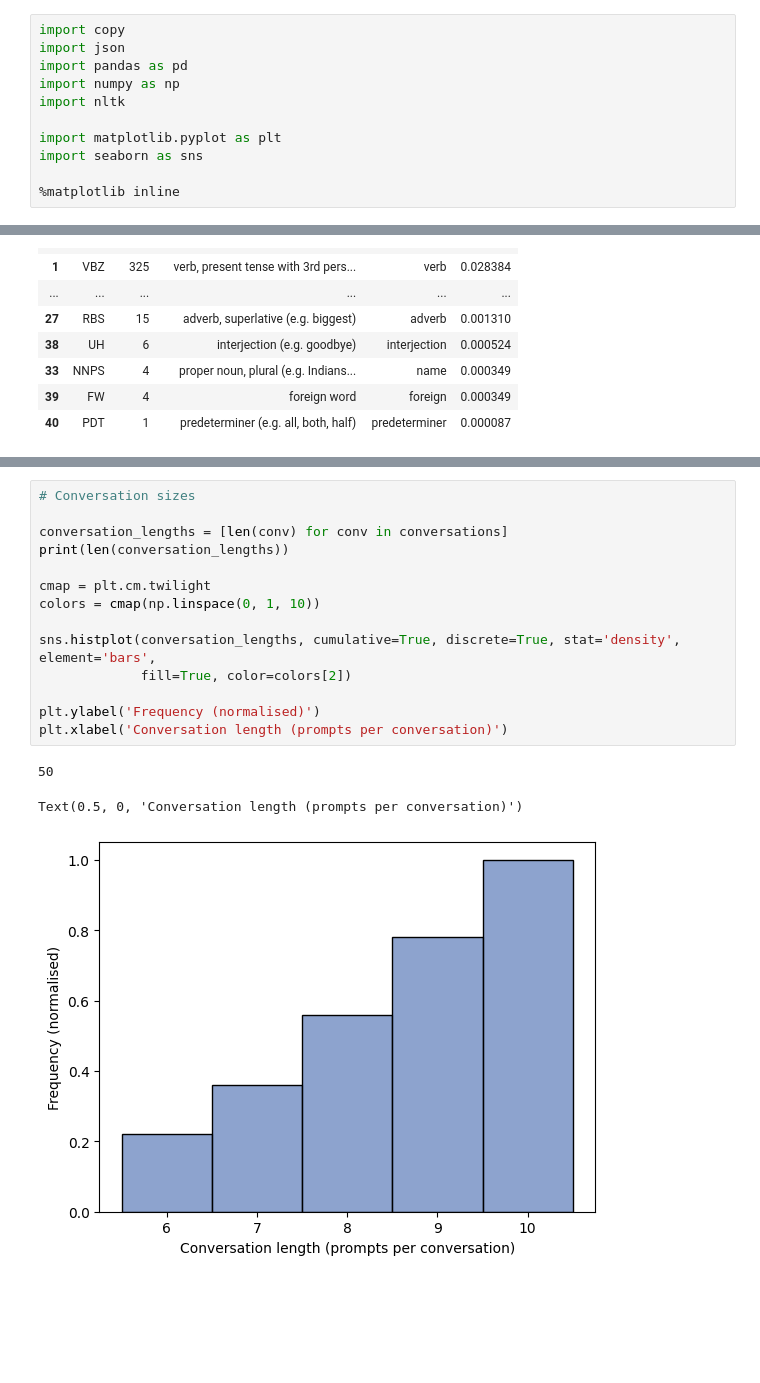
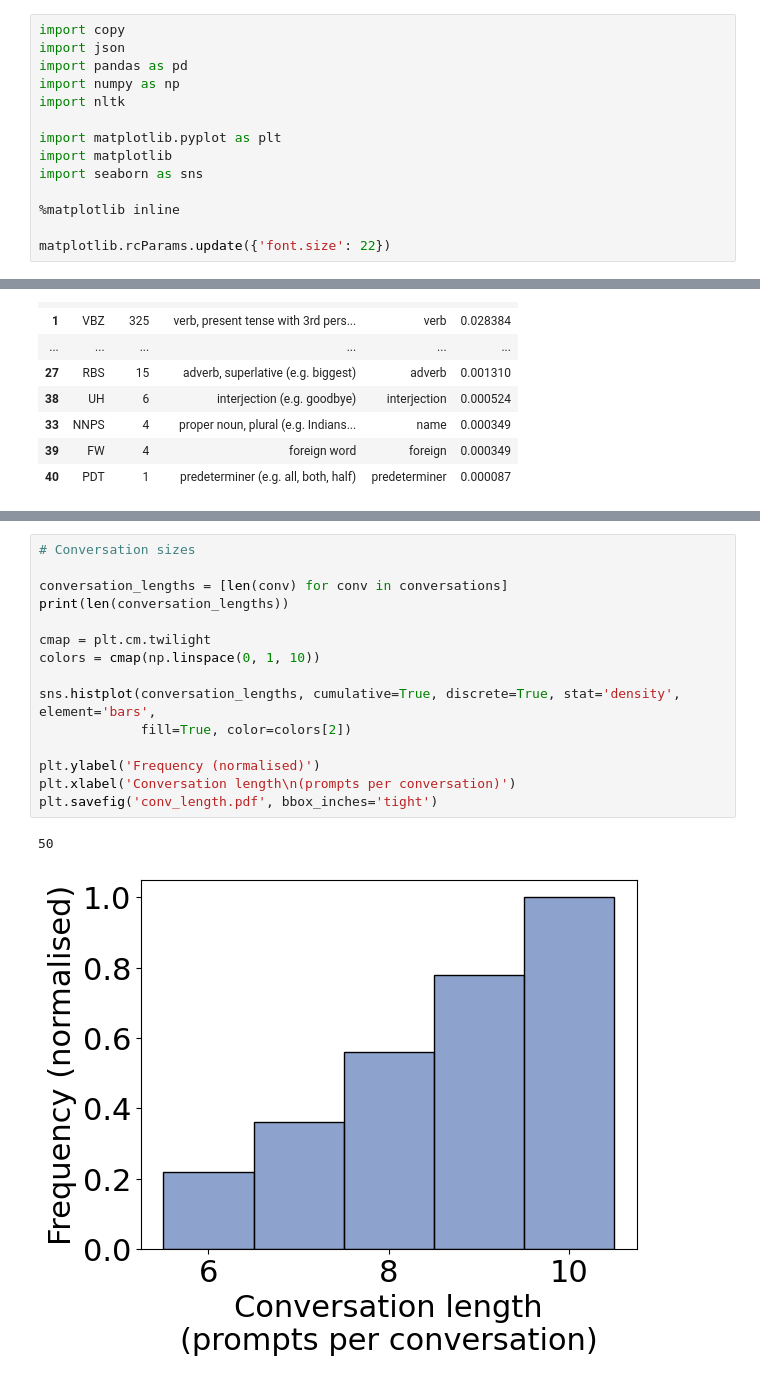
Before and after one commit to brave-experiments/MELT-public, a Jupyter notebook: src/prompts/prompt_statistics.ipynb, the cells around one changed output, grey strips where cells are left out. Cells and saved outputs as stored; diff of their text form; blank space fills up the shorter version.

```diff
--- a/src/prompts/prompt_statistics.ipynb
+++ b/src/prompts/prompt_statistics.ipynb
@@ -6,9 +6,12 @@ import numpy as np
 import nltk
 
 import matplotlib.pyplot as plt
+import matplotlib
 import seaborn as sns
 
 %matplotlib inline
+
+matplotlib.rcParams.update({'font.size': 22})
 # %%
 with open('conversations.json', 'r') as f:
     conversations = json.load(f)
@@ -167,21 +176,21 @@ Text(0, 0.5, '')
 # %%
 # Conversation sizes
 
 conversation_lengths = [len(conv) for conv in conversations]
 print(len(conversation_lengths))
 
 cmap = plt.cm.twilight
 colors = cmap(np.linspace(0, 1, 10))
 
 sns.histplot(conversation_lengths, cumulative=True, discrete=True, stat='density', element='bars',
              fill=True, color=colors[2])
 
 plt.ylabel('Frequency (normalised)')
-plt.xlabel('Conversation length (prompts per conversation)')
+plt.xlabel('Conversation length\n(prompts per conversation)')
+plt.savefig('conv_length.pdf', bbox_inches='tight')
 # %% [output]
 50
-Text(0.5, 0, 'Conversation length (prompts per conversation)')
-[figure, old version]
+[figure, new version]
 # %%
 words_per_prompt = [len(dc['tokens']) for dc in data_conv]
 
```
Also changed, not shown: parts of 3 cells of this notebook.
